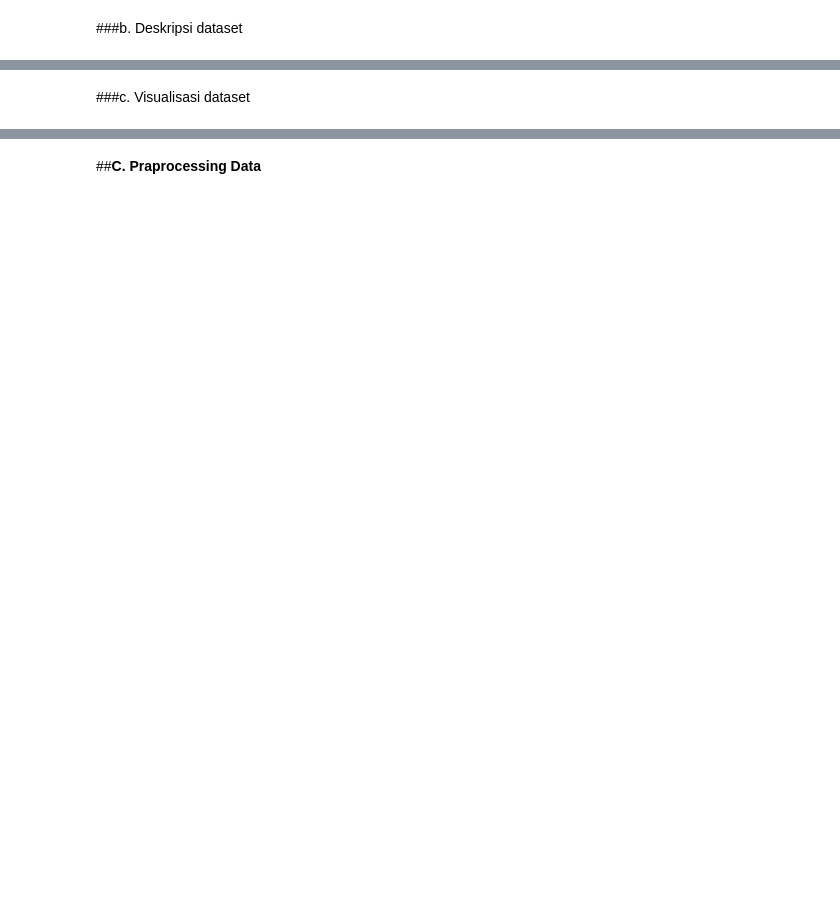
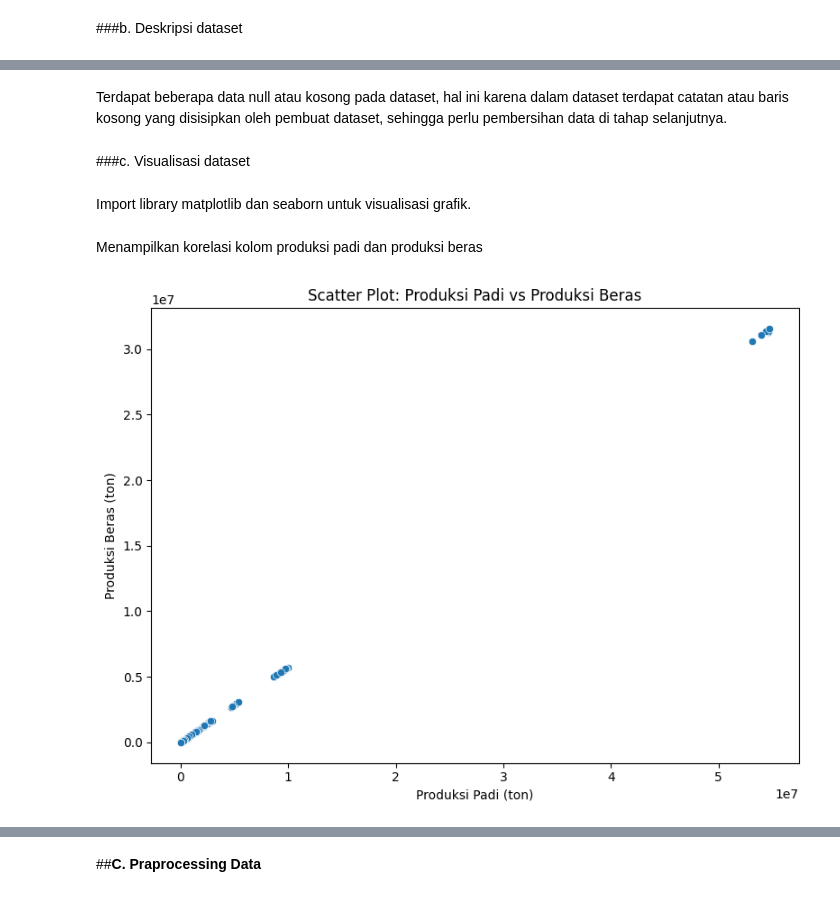
Before and after one commit to dakhmad/ml_uts_prediksi_produksi_beras, a Jupyter notebook: dani_ml_prediksi_produksi_beras_regresi_linear.ipynb, the cells around one changed output, grey strips where cells are left out. Saved outputs shown, nothing was run; the diff lists cells and outputs as text; code cells hidden in the pictures; blank space fills up the shorter version.

```diff
--- a/dani_ml_prediksi_produksi_beras_regresi_linear.ipynb
+++ b/dani_ml_prediksi_produksi_beras_regresi_linear.ipynb
@@ -65,0 +106,23 @@ Link dataset didapatkan pada website [Badan Pusat Statistik (BPS) Indonesia](htt
+# %%
+# 1: Import library pandas
+import pandas as pd
+
+# 2: Membaca dan menggabungkan datasets
+datasets = [
+    'Produksi Padi dan Beras Menurut Provinsi, 2019.xlsx',
+    'Produksi Padi dan Beras Menurut Provinsi, 2020.xlsx',
+    'Produksi Padi dan Beras Menurut Provinsi, 2021.xlsx',
+    'Produksi Padi dan Beras Menurut Provinsi, 2022.xlsx',
+    'Produksi Padi dan Beras Menurut Provinsi, 2023.xlsx',
+    'Produksi Padi dan Beras Menurut Provinsi, 2024.xlsx'
+]
+
+df = pd.DataFrame()
+
+# perulangan untuk menggabungkan datasets
+for dataset in datasets:
+    df_temp = pd.read_excel(dataset)
+    df = pd.concat([df, df_temp], ignore_index=True)
+
+# 3: Menampilkan 10 data teratas
+df.head(10)
@@ -66,2 +276,6 @@ Link dataset didapatkan pada website [Badan Pusat Statistik (BPS) Indonesia](htt
+# %% [markdown]
+Terdapat beberapa data null atau kosong pada dataset, hal ini karena dalam dataset terdapat catatan atau baris kosong yang disisipkan oleh pembuat dataset, sehingga perlu pembersihan data di tahap selanjutnya.
 # %% [markdown]
 ###c. Visualisasi dataset
+# %% [markdown]
+Import library matplotlib dan seaborn untuk visualisasi grafik.
@@ -67,0 +286,17 @@ Link dataset didapatkan pada website [Badan Pusat Statistik (BPS) Indonesia](htt
+# %% [markdown]
+Menampilkan korelasi kolom produksi padi dan produksi beras
+# %%
+# Grafik Korelasi Produksi Padi dan Produksi Beras
+plt.figure(figsize=(8,6))
+sns.scatterplot(
+    data=df,
+    x='Produksi Padi - Produksi Padi (ton) (Ton)',
+    y='Produksi Padi - Produksi Beras (ton) (Ton)'
+)
+plt.title("Scatter Plot: Produksi Padi vs Produksi Beras")
+plt.xlabel("Produksi Padi (ton)")
+plt.ylabel("Produksi Beras (ton)")
+plt.tight_layout()
+plt.show()
+# %% [output]
+[figure, added]
```
Also changed, not shown: parts of 42 cells of this notebook.
